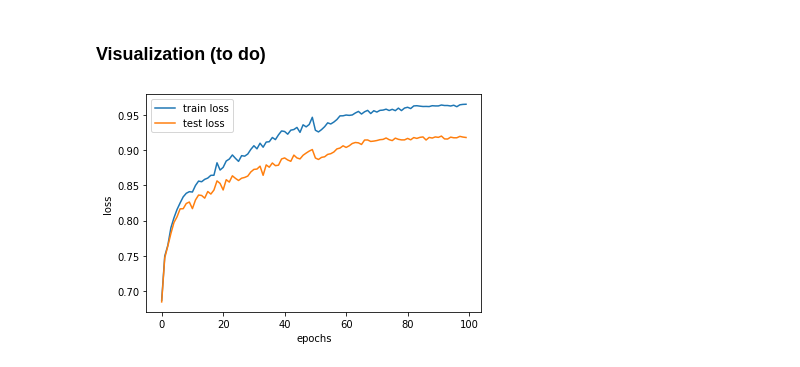
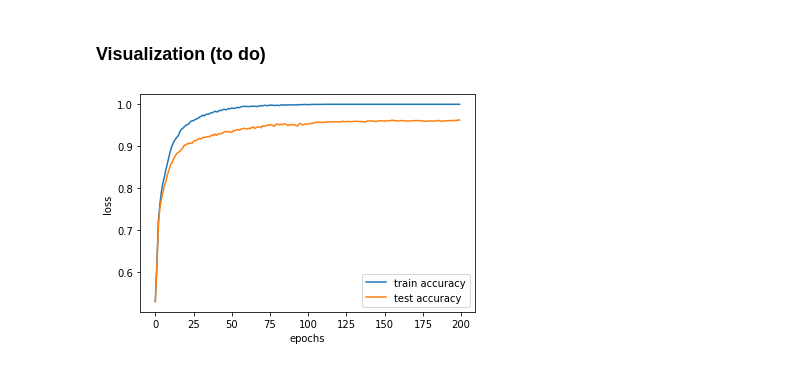
Before and after one commit to sylvainlugeon/deep-learning-projects, a Jupyter notebook: DL_MP1_fred.ipynb, the cells around one changed output. Saved outputs shown, nothing was run; the diff lists cells and outputs as text; code cells hidden in the pictures.

Commit message:
MnistNetV3 et BasicNetV2

```diff
--- a/DL_MP1_fred.ipynb
+++ b/DL_MP1_fred.ipynb
@@ -231,11 +258,11 @@ Function for main and auxiliary losses ponderation.
 # %%
 def aux_loss_coeff(e):
     """ Return the weight of the auxiliary loss at epoch e."""
-    f = 0.2
+    f = 0.5
 
 
-    if e >= 1*EPOCHS//2:
-        f = 0.8
+    #if e >= 1*EPOCHS//2:
+    #    f = 0.8
 
     return f
 # %% [markdown]
@@ -370,8 +397,8 @@ def train_routine(model, train_input, train_target, train_classes,
 
     # Optimizer
     optimizer = optim.Adam(model.parameters(), LEARNING_RATE)
-    lmbda = lambda epoch : 0.98
-    scheduler = optim.lr_scheduler.MultiplicativeLR(optimizer, lr_lambda=lmbda)
+
+    scheduler = optim.lr_scheduler.StepLR(optimizer, step_size=LR_STEP, gamma = GAMMA)
 
     # Initialize array to store history
     history = dictionary_init(track_history)
@@ -396,14 +423,16 @@ def train_routine(model, train_input, train_target, train_classes,
         f = aux_loss_coeff(e)
 
         for inputs, targets, classes in zip(train_input.split(BATCH_SIZE),
-                                  train_target.split(BATCH_SIZE),
-                                  train_classes.split(BATCH_SIZE)):
+                                            train_target.split(BATCH_SIZE),
+                                            train_classes.split(BATCH_SIZE)):
+
             output, aux1, aux2 = model(inputs)
 
             if aux1 is not None and aux2 is not None:
                 loss = f*criterion(output, targets) + (1-f)*(criterion(aux1, classes[:,0]) + criterion(aux2, classes[:,1]))
             else:
                 loss = criterion(output, targets)
+
             optimizer.zero_grad()
             loss.backward()
             optimizer.step()
@@ -442,7 +471,7 @@ def train_routine(model, train_input, train_target, train_classes,
 
     return  history
 # %%
-model = BasicNet()
+model = BasicNetV2()
 history = train_routine(model,
                         train_input, train_target, train_classes,
                         test_input, test_target, test_classes,
@@ -481,11 +510,11 @@ def validation_result(model, rounds_stats):
           "Number of epochs per round: {}\n".format(EPOCHS) + \
           "Time for {} rounds : {:.2f}s\n".format(ROUNDS, rounds_stats["t_elapsed"].sum()) + \
           "Average main performance (and standard deviation):\n" + \
-          "    -Train accuracy : {:.2f}% (+-{:.2f}%)\n".format(100 * rounds_stats["tr_acc_hist"].mean(), 100 * rounds_stats["tr_acc_hist"].std() ) + \
-          "    -Test accuracy : {:.2f}% (+-{:.2f}%)\n".format(100 * rounds_stats["te_acc_hist"].mean(), 100 * rounds_stats["te_acc_hist"].std() ) + \
+          "    -Train accuracy : {:.2f}% (+-{:.2f}%)\n".format(100 * rounds_stats["tr_acc_hist"][:,-1].mean(), 100 * rounds_stats["tr_acc_hist"][:,-1].std() ) + \
+          "    -Test accuracy : {:.2f}% (+-{:.2f}%)\n".format(100 * rounds_stats["te_acc_hist"][:,-1].mean(), 100 * rounds_stats["te_acc_hist"][:,-1].std() ) + \
           "Average auxiliary performance (and standard deviation):\n" + \
-          "    -Train Mnist accuracy : {:.2f}% (+-{:.2f}%)\n".format(100 * rounds_stats["tr_acc_mnist_hist"].mean(), 100 * rounds_stats["tr_acc_mnist_hist"].std()) + \
-          "    -Test Mnist accuracy : {:.2f}% (+-{:.2f}%)\n".format(100 * rounds_stats["te_acc_mnist_hist"].mean(), 100 * rounds_stats["te_acc_mnist_hist"].std()) +\
+          "    -Train Mnist accuracy : {:.2f}% (+-{:.2f}%)\n".format(100 * rounds_stats["tr_acc_mnist_hist"][:,-1].mean(), 100 * rounds_stats["tr_acc_mnist_hist"][:,-1].std()) + \
+          "    -Test Mnist accuracy : {:.2f}% (+-{:.2f}%)\n".format(100 * rounds_stats["te_acc_mnist_hist"][:,-1].mean(), 100 * rounds_stats["te_acc_mnist_hist"][:,-1].std()) +\
           "-------------------------------------------------")
 # %%
 def validation_routine(model, nb_rounds, verbose=False, track_history=False):
@@ -553,14 +583,14 @@ Average auxiliary performance (and standard deviation):
 # %%
 %matplotlib inline
 import matplotlib.pyplot as plt
 
 # Visualization of the loss over the epochs
 fig, ax = plt.subplots(figsize=(6, 4))
 
-plt.plot(rounds_stats["tr_acc_hist"].mean(0), label='train loss')
-plt.plot(rounds_stats["te_acc_hist"].mean(0), label='test loss')
+plt.plot(rounds_stats["tr_acc_hist"].mean(0), label='train accuracy')
+plt.plot(rounds_stats["te_acc_hist"].mean(0), label='test accuracy')
 ax.legend()
 plt.xlabel('epochs')
 plt.ylabel('loss');
 # %% [output]
-[figure, old version]
+[figure, new version]
```
Also changed, not shown: parts of 5 cells of this notebook.
